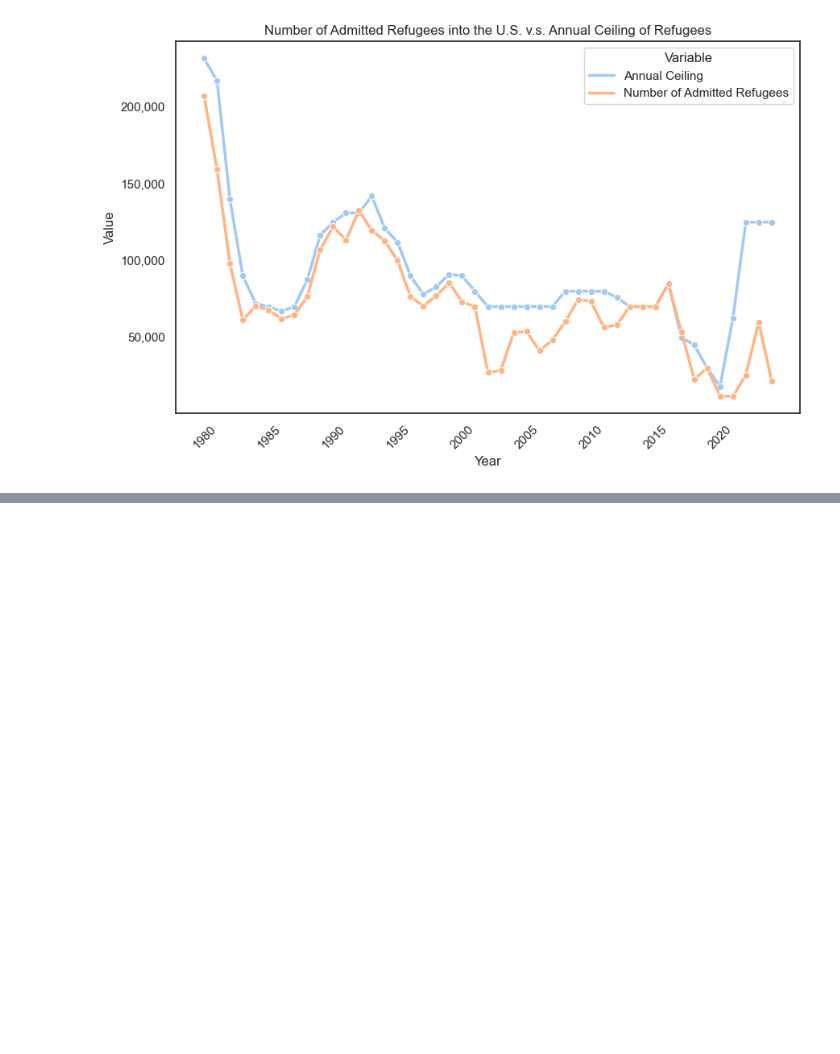
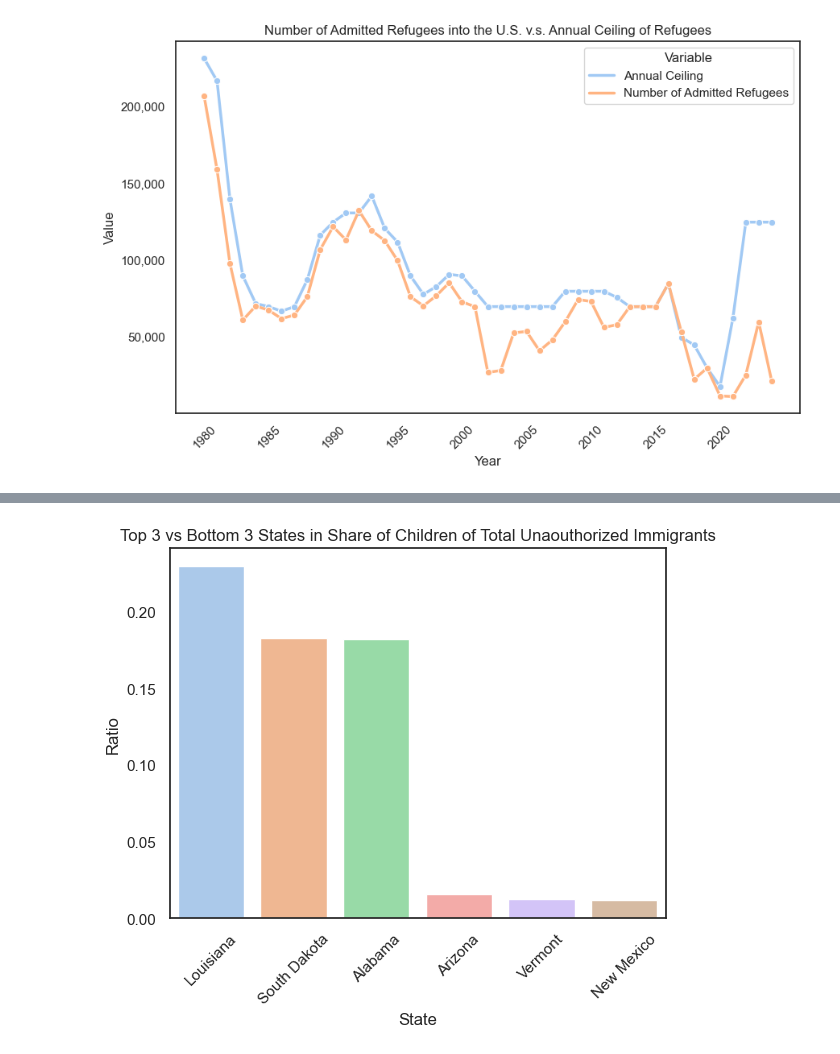
Before and after one commit to MaxB5282/Capstone, a Jupyter notebook: data/data exploration.ipynb, the cells around one changed output, grey strips where cells are left out. Saved outputs shown, nothing was run; the diff lists cells and outputs as text; code cells hidden in the pictures; blank space fills up the shorter version.

```diff
--- a/data/data exploration.ipynb
+++ b/data/data exploration.ipynb
@@ -428,0 +571,15 @@ use_inf_as_na option is deprecated and will be removed in a future version. Conv
+# %%
+merged_children['Ratio'] = (merged_children['FY 2014 - 2023 YTD* Total'] / merged_children['Number of Unauthorized Immigrants'])
+# %%
+merged_children.sort_values(by=['Ratio'], ascending=False, inplace=True)
+# %%
+top_3_children = merged_children.head(3)
+bottom_3_children = merged_children.tail(8).iloc[-7:-4]
+# %%
+children_graph = pd.concat([top_3_children,bottom_3_children], axis=0, ignore_index=True)
+# %%
+sns.barplot(children_graph, x='State', y='Ratio').set_title('Top 3 vs Bottom 3 States in Share of Children of Total Unaouthorized Immigrants')
+
+plt.xticks(rotation=45);
+# %% [output]
+[figure, added]
```
Also changed, not shown: parts of 12 cells of this notebook.
